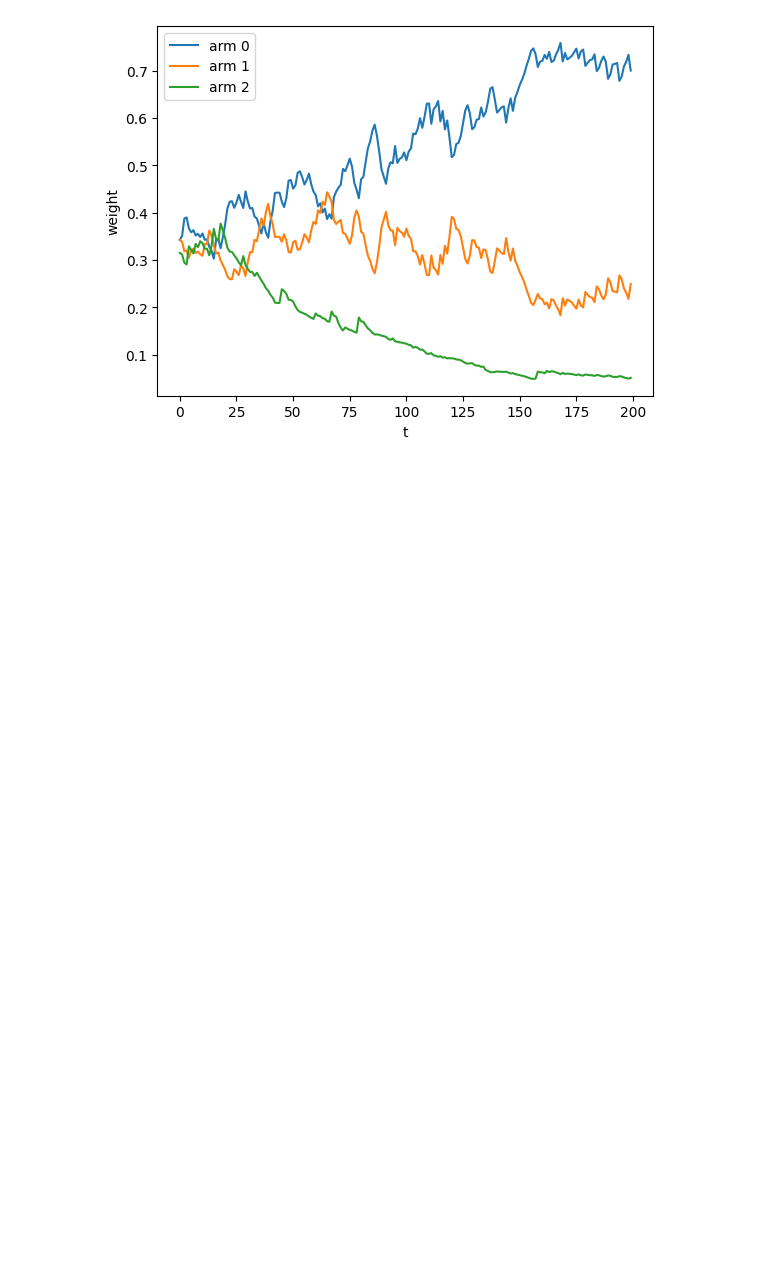
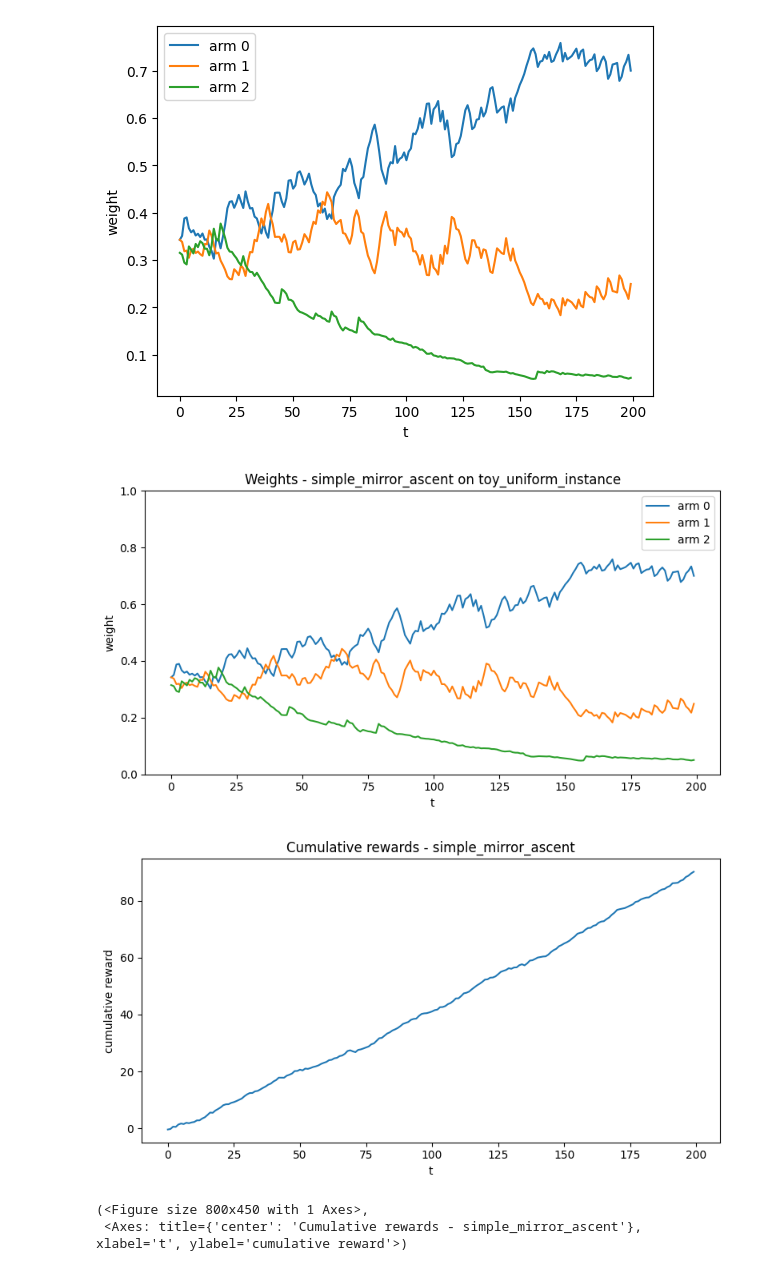
Before and after one commit to carrascoORT/distributional-bandits, a Jupyter notebook: notebooks/01_test_instance.ipynb, the cells around one changed output. Cells and saved outputs as stored; diff of their text form; code cells hidden in the pictures; blank space fills up the shorter version.

Commit message:
Add run_one.py and plots.py

```diff
--- a/notebooks/01_test_instance.ipynb
+++ b/notebooks/01_test_instance.ipynb
@@ -135,3 +139,11 @@ from src.runner import save_results_npz, save_metadata_json
 
 save_results_npz(results, "G:\\Mi unidad\\projects\\distributional-bandits\\distributional-bandits\\results\\raw\\test_run.npz")
 save_metadata_json(results, "G:\\Mi unidad\\projects\\distributional-bandits\\distributional-bandits\\results\\raw\\test_run.json")
+# %%
+plot_weight_trajectories(results)
+plot_cumulative_rewards(results)
+# %% [output]
+[figure, added]
+[figure, added]
+(<Figure size 800x450 with 1 Axes>,
+ <Axes: title={'center': 'Cumulative rewards - simple_mirror_ascent'}, xlabel='t', ylabel='cumulative reward'>)
```
Also changed, not shown: parts of 3 cells of this notebook, 3 other files.
